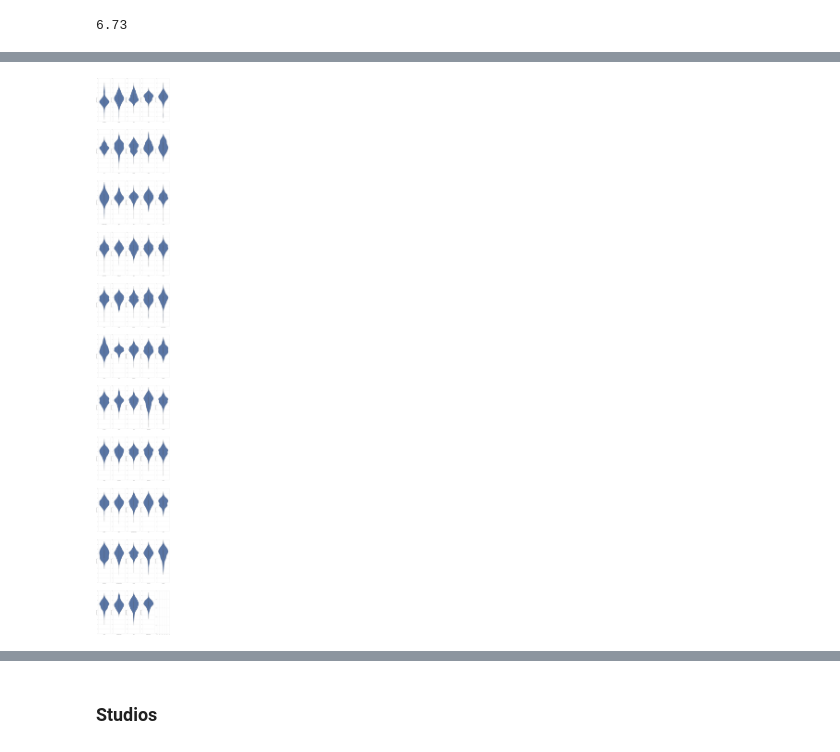
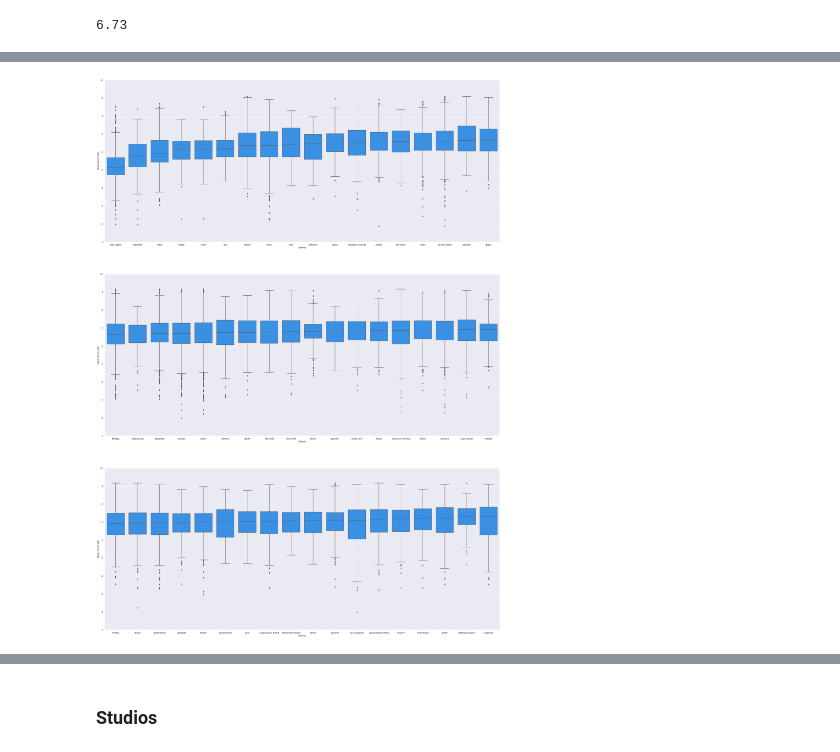
Before and after one commit to mrcuongtroll/Anime-Analysis, a Jupyter notebook: analysis.ipynb, the cells around one changed output, grey strips where cells are left out. Saved outputs shown, nothing was run; the diff lists cells and outputs as text; code cells hidden in the pictures.

```diff
--- a/analysis.ipynb
+++ b/analysis.ipynb
@@ -131,19 +123,23 @@ ax.set(ylim=(1, 10))
 # %%
-sns.set_theme()
-sns.set_style("whitegrid")
-NUM_ROWS = 3
-NUM_COLS = 18
-fig, axs = plt.subplots(nrows=NUM_ROWS, figsize=(35, 50))
-anime_batch = []
-genres_batch = []
-for idx, genre in enumerate(mal_genres):
-    anime = result[result[genre] == 1]
-    anime_batch.append(anime["mean_score_mal"].dropna())
-    genres_batch.append(genre)
-    row = idx // NUM_COLS
-    if len(genres_batch) == NUM_COLS:
-        ax = sns.boxplot(data=anime_batch, ax=axs[row])
-        ax.set(ylim=(1, 10))
-        ax.set_xticklabels(genres_batch)
-        genres_batch = []
-        anime_batch = []
+def box_plot_genres_score(website, genres, color):
+    sns.set_theme()
+    sns.set_style("darkgrid")
+    score = "mean_score_" + website
+    NUM_ROWS = 3
+    NUM_COLS = 18
+    fig, axs = plt.subplots(nrows=NUM_ROWS, figsize=(35, 50))
+    anime_batch = []
+    genres_batch = []
+    for idx, genre in enumerate(genres):
+        anime = result[result[genre] == 1]
+        anime_batch.append(anime[score].dropna())
+        genres_batch.append(genre)
+        row = idx // NUM_COLS
+        if len(genres_batch) == NUM_COLS:
+            ax = sns.boxplot(data=anime_batch, ax=axs[row], color=color)
+            ax.set(ylim=(1, 10))
+            ax.set_xticklabels(genres_batch)
+            ax.set_xlabel("Genres")
+            ax.set_ylabel("Mean Score " + website.capitalize())
+            genres_batch = []
+            anime_batch = []
@@ -152,14 +146,5 @@ for idx, genre in enumerate(mal_genres):
-# %%
-NUM_ROWS = 11
-NUM_COLS = 5
-fig, axs = plt.subplots(nrows=NUM_ROWS, ncols=NUM_COLS, figsize=(25, 200))
-for idx, genre in enumerate(genres):
-    anime = result[result[genre] == 1]
-    row = idx // NUM_COLS
-    col = idx % NUM_COLS
-    ax = sns.violinplot(y=anime["mean_score_mal"], ax=axs[row][col])
-    ax.set(ylim=(1, 10))
-    ax.set_xticklabels([genre])
-# %% [output]
-[figure, removed]
+# %%
+box_plot_genres_score("mal", mal_genres, color="dodgerblue")
+# %% [output]
+[figure, added]
 # %%
```
Also changed, not shown: parts of 32 cells of this notebook, 1 other file.
